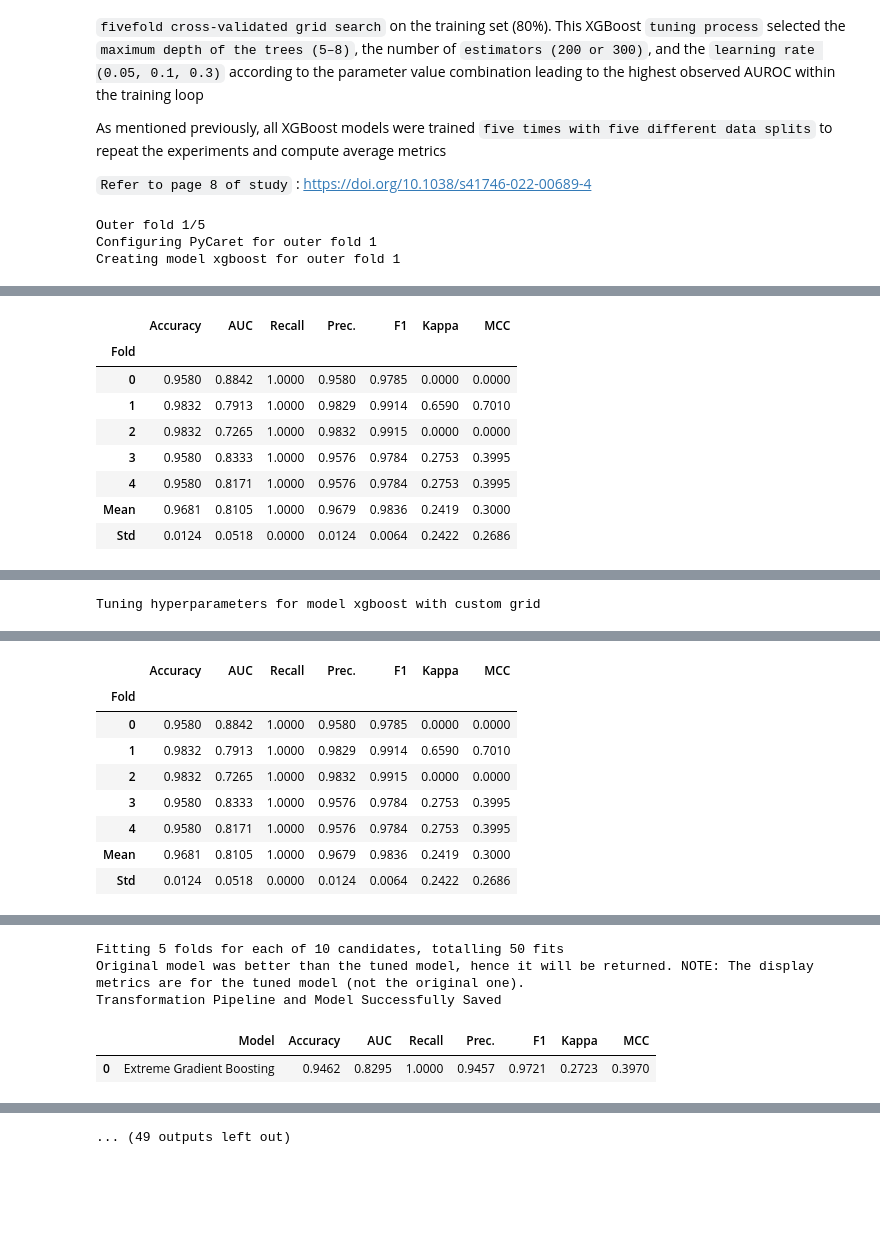
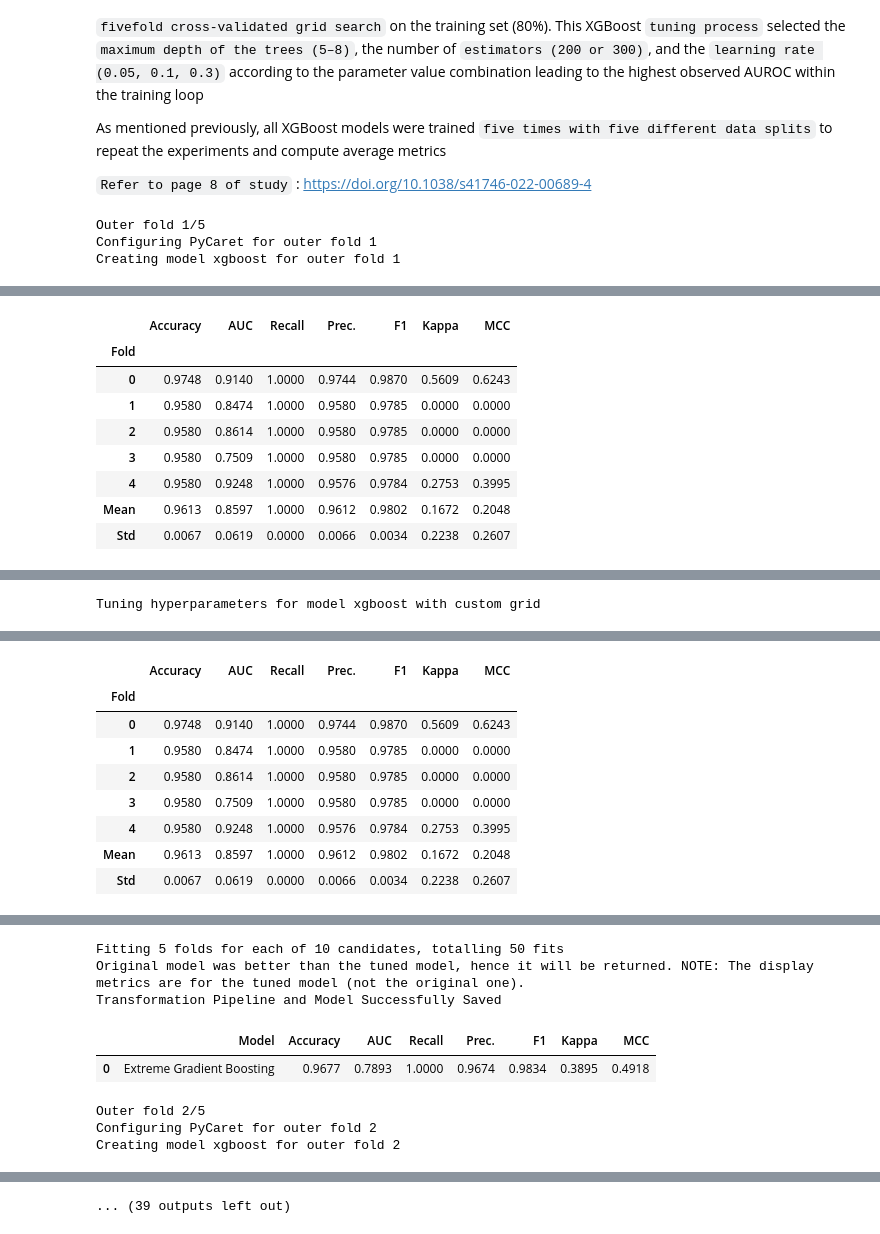
Before and after one commit to mariemkallel16/HAIM_PyCaret, a Jupyter notebook: notebooks/lung-lesion.ipynb, the cells around one changed output, grey strips where cells are left out. Drawn from its saved outputs; the diff is of its cells as text; code cells hidden in the pictures; blank space fills up the shorter version.

```diff
--- a/notebooks/lung-lesion.ipynb
+++ b/notebooks/lung-lesion.ipynb
@@ -78,49 +78,52 @@ experiments and compute average metrics
 # %%
 # Initialize the PyCaret Evaluator
 evaluator = PyCaretEvaluator(dataset=dataset, target="LungLesion", experiment_name="CP_LungLesion", filepath="./results/lunglesion")
 
 # Model training and results evaluation
 evaluator.run_experiment(
     train_size=0.8,
     fold=5,
-    fold_strategy='kfold',
+    fold_strategy='stratifiedkfold',
     outer_fold=5,
-    outer_strategy='kfold',
+    outer_strategy='stratifiedkfold',
     session_id=42,
     model='xgboost',
     optimize='AUC',
     custom_grid=grid_hps
 )
 # %% [output]
 Outer fold 1/5
 Configuring PyCaret for outer fold 1
 Creating model xgboost for outer fold 1
 [interactive output not drawn]
 |  | Accuracy | AUC | Recall | Prec. | F1 | Kappa | MCC |
 | Fold |  |  |  |  |  |  |  |
-| 0 | 0.9580 | 0.8842 | 1.0000 | 0.9580 | 0.9785 | 0.0000 | 0.0000 |
-| 1 | 0.9832 | 0.7913 | 1.0000 | 0.9829 | 0.9914 | 0.6590 | 0.7010 |
-| 2 | 0.9832 | 0.7265 | 1.0000 | 0.9832 | 0.9915 | 0.0000 | 0.0000 |
-| 3 | 0.9580 | 0.8333 | 1.0000 | 0.9576 | 0.9784 | 0.2753 | 0.3995 |
-| 4 | 0.9580 | 0.8171 | 1.0000 | 0.9576 | 0.9784 | 0.2753 | 0.3995 |
-| Mean | 0.9681 | 0.8105 | 1.0000 | 0.9679 | 0.9836 | 0.2419 | 0.3000 |
-| Std | 0.0124 | 0.0518 | 0.0000 | 0.0124 | 0.0064 | 0.2422 | 0.2686 |
+| 0 | 0.9748 | 0.9140 | 1.0000 | 0.9744 | 0.9870 | 0.5609 | 0.6243 |
+| 1 | 0.9580 | 0.8474 | 1.0000 | 0.9580 | 0.9785 | 0.0000 | 0.0000 |
+| 2 | 0.9580 | 0.8614 | 1.0000 | 0.9580 | 0.9785 | 0.0000 | 0.0000 |
+| 3 | 0.9580 | 0.7509 | 1.0000 | 0.9580 | 0.9785 | 0.0000 | 0.0000 |
+| 4 | 0.9580 | 0.9248 | 1.0000 | 0.9576 | 0.9784 | 0.2753 | 0.3995 |
+| Mean | 0.9613 | 0.8597 | 1.0000 | 0.9612 | 0.9802 | 0.1672 | 0.2048 |
+| Std | 0.0067 | 0.0619 | 0.0000 | 0.0066 | 0.0034 | 0.2238 | 0.2607 |
 [interactive output not drawn]
 Tuning hyperparameters for model xgboost with custom grid
 [interactive output not drawn]
 |  | Accuracy | AUC | Recall | Prec. | F1 | Kappa | MCC |
 | Fold |  |  |  |  |  |  |  |
-| 0 | 0.9580 | 0.8842 | 1.0000 | 0.9580 | 0.9785 | 0.0000 | 0.0000 |
-| 1 | 0.9832 | 0.7913 | 1.0000 | 0.9829 | 0.9914 | 0.6590 | 0.7010 |
-| 2 | 0.9832 | 0.7265 | 1.0000 | 0.9832 | 0.9915 | 0.0000 | 0.0000 |
-| 3 | 0.9580 | 0.8333 | 1.0000 | 0.9576 | 0.9784 | 0.2753 | 0.3995 |
-| 4 | 0.9580 | 0.8171 | 1.0000 | 0.9576 | 0.9784 | 0.2753 | 0.3995 |
-| Mean | 0.9681 | 0.8105 | 1.0000 | 0.9679 | 0.9836 | 0.2419 | 0.3000 |
-| Std | 0.0124 | 0.0518 | 0.0000 | 0.0124 | 0.0064 | 0.2422 | 0.2686 |
+| 0 | 0.9748 | 0.9140 | 1.0000 | 0.9744 | 0.9870 | 0.5609 | 0.6243 |
+| 1 | 0.9580 | 0.8474 | 1.0000 | 0.9580 | 0.9785 | 0.0000 | 0.0000 |
+| 2 | 0.9580 | 0.8614 | 1.0000 | 0.9580 | 0.9785 | 0.0000 | 0.0000 |
+| 3 | 0.9580 | 0.7509 | 1.0000 | 0.9580 | 0.9785 | 0.0000 | 0.0000 |
+| 4 | 0.9580 | 0.9248 | 1.0000 | 0.9576 | 0.9784 | 0.2753 | 0.3995 |
+| Mean | 0.9613 | 0.8597 | 1.0000 | 0.9612 | 0.9802 | 0.1672 | 0.2048 |
+| Std | 0.0067 | 0.0619 | 0.0000 | 0.0066 | 0.0034 | 0.2238 | 0.2607 |
 [interactive output not drawn]
 Fitting 5 folds for each of 10 candidates, totalling 50 fits
 Original model was better than the tuned model, hence it will be returned. NOTE: The display metrics are for the tuned model (not the original one).
 Transformation Pipeline and Model Successfully Saved
 |  | Model | Accuracy | AUC | Recall | Prec. | F1 | Kappa | MCC |
-| 0 | Extreme Gradient Boosting | 0.9462 | 0.8295 | 1.0000 | 0.9457 | 0.9721 | 0.2723 | 0.3970 |
+| 0 | Extreme Gradient Boosting | 0.9677 | 0.7893 | 1.0000 | 0.9674 | 0.9834 | 0.3895 | 0.4918 |
+Outer fold 2/5
+Configuring PyCaret for outer fold 2
+Creating model xgboost for outer fold 2
 [interactive output not drawn]
@@ -128 +130 @@ Transformation Pipeline and Model Successfully Saved
-... (49 outputs left out)
+... (39 outputs left out)
```
Also changed, not shown: parts of 1 cell of this notebook, 3 other files.
